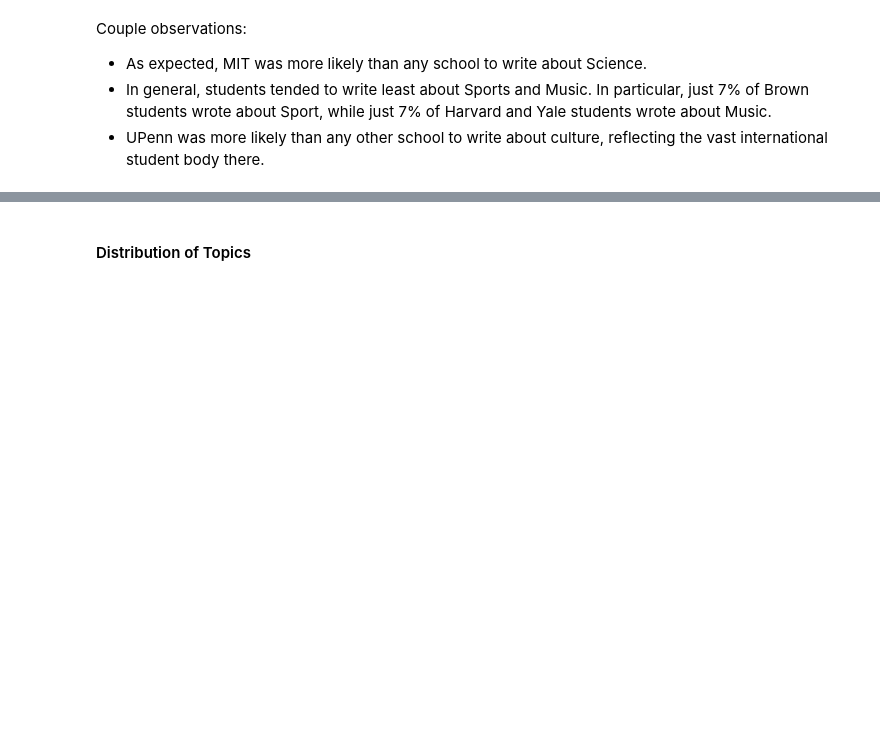
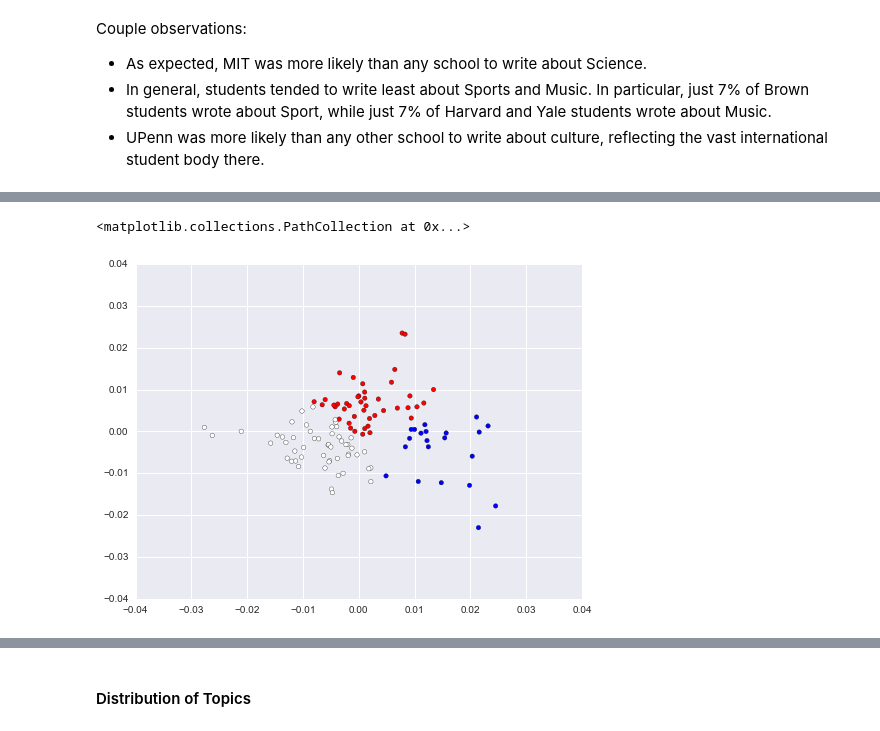
Before and after one commit to yungmsh/mining_the_common_app, a Jupyter notebook: code/3_Essay Exploration.ipynb, the cells around one changed output, grey strips where cells are left out. Saved outputs shown, nothing was run; the diff lists cells and outputs as text; code cells hidden in the pictures; blank space fills up the shorter version.

```diff
--- a/code/3_Essay Exploration.ipynb
+++ b/code/3_Essay Exploration.ipynb
@@ -368,0 +388,10 @@ Couple observations:
+# %%
+km = KMeans(n_clusters=3)
+km.fit(df_et_schools_T)
+pca = PCA(n_components=2)
+plt.figure(figsize=(8,6))
+pca2_schools = pca.fit_transform(df_et_schools_T)
+plt.scatter(pca2_schools[:,0], pca2_schools[:,1], c=km.labels_, cmap='bwr')
+# %% [output]
+<matplotlib.collections.PathCollection at 0x...>
+[figure, added]
```
Also changed, not shown: parts of 35 cells of this notebook, 2 other files.
